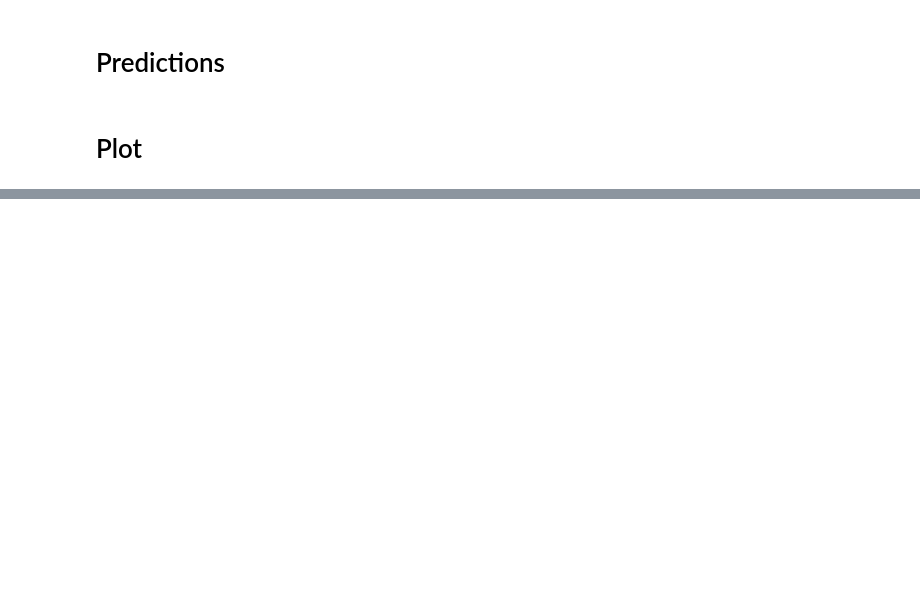
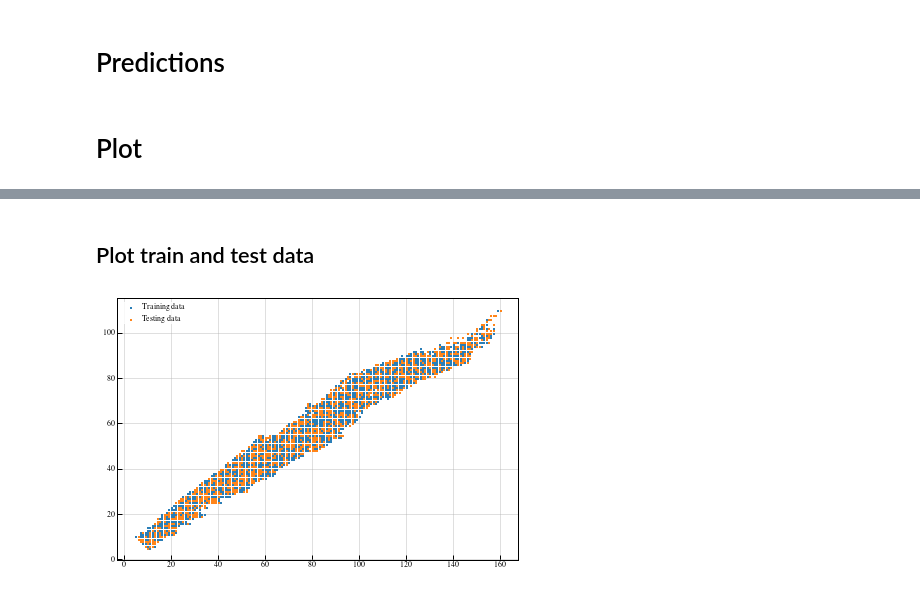
Before and after one commit to mgeshelley/massModelResiduals, a Jupyter notebook: gp_residuals.ipynb, the cells around one changed output, grey strips where cells are left out. Cells and saved outputs as stored; diff of their text form; code cells hidden in the pictures; blank space fills up the shorter version.

```diff
--- a/gp_residuals.ipynb
+++ b/gp_residuals.ipynb
@@ -173,0 +161,31 @@ fig.savefig(name+'_residualsDifference.pdf')
+# %%
+runName = 'f50c2e3/'
+path = 'vikingRuns/'+runName
+
+originalResiduals = np.loadtxt(path+'DZ_residuals.dat')
+train = np.load(path+'trainingData.npy')
+test = np.load(path+'testingData.npy')
+ML_values = np.loadtxt(path+'ML_values.dat')
+emceeSamples = np.loadtxt(path+'flat_samples.dat')
+
+# Input parameters and observations, for training and testing data sets
+X = train[:,1:3]
+Y = np.atleast_2d(train[:,3]).T
+Xtest = test[:,1:3]
+Ytest = np.atleast_2d(test[:,3]).T
+# %% [markdown]
+## Plot train and test data
+# %%
+colours = [plt.cm.tab10(i) for i in range(10)]
+
+fig, ax = plt.subplots(1, 1)
+
+ax.scatter(X[:,0], X[:,1], color=colours[0], marker='s', s=1., label='Training data')
+ax.scatter(Xtest[:,0], Xtest[:,1], color=colours[1], marker='s', s=1., label='Testing data')
+
+ax.legend()
+
+fig.tight_layout()
+fig.savefig(path+'trainTest.pdf')
+# %% [output]
+[figure, added]
```
Also changed, not shown: parts of 16 cells of this notebook, 10 other files.
